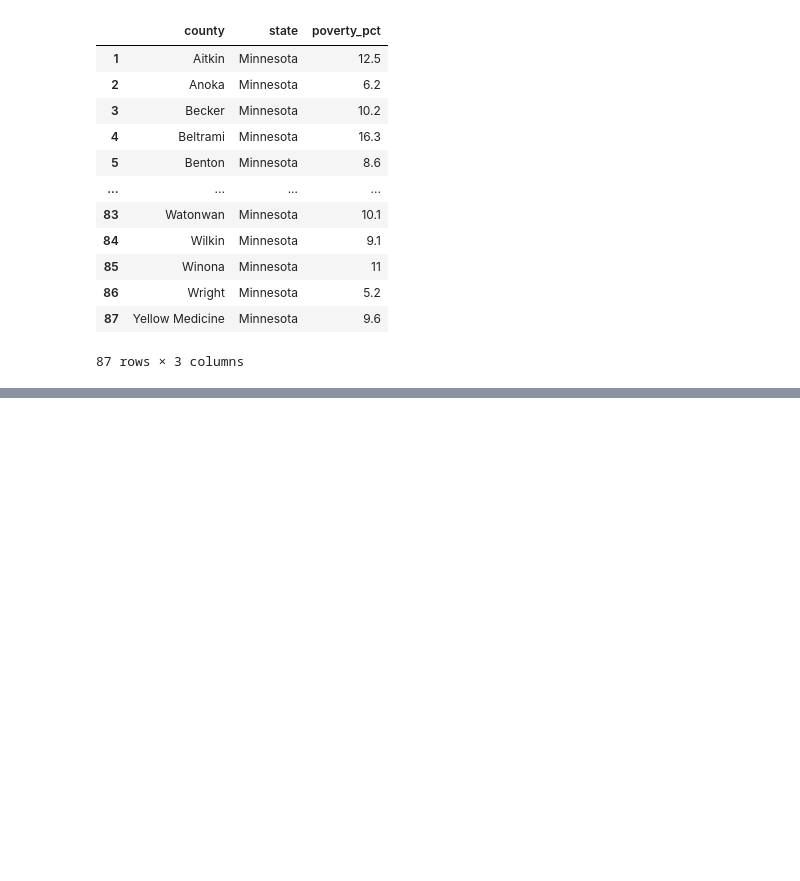
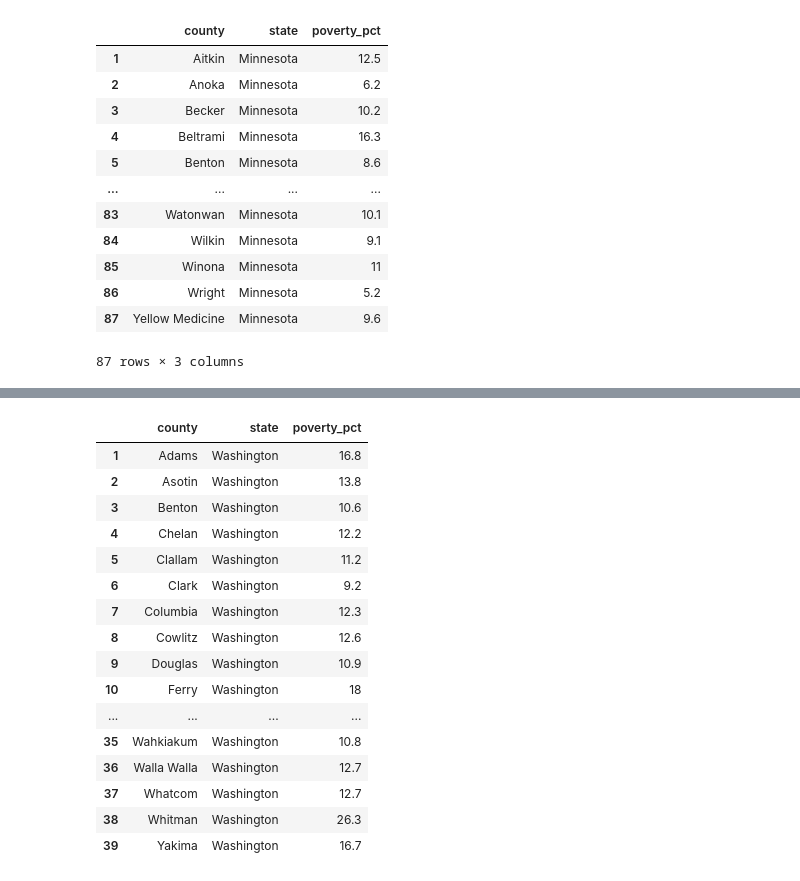
Before and after one commit to nhuquynhle22/Crime_Rates_vs_City_Budgets, a Jupyter notebook: poverty_dataset.ipynb, the cells around one changed output, grey strips where cells are left out. Drawn from its saved outputs; the diff is of its cells as text; code cells hidden in the pictures; blank space fills up the shorter version.

```diff
--- a/poverty_dataset.ipynb
+++ b/poverty_dataset.ipynb
@@ -266,0 +395,3 @@ nevada_poverty_df.head()
+# %%
+washington_poverty_df = pd.read_csv('Resources/PovertyReport Washington.csv')
+washington_poverty_df.head()
@@ -266,0 +405,26 @@ nevada_poverty_df.head()
+# %%
+new_washington_poverty_df = washington_poverty_df.loc[1:39]
+new_washington_poverty_df = new_washington_poverty_df[['county2', 'total_est_pct3']]
+new_washington_poverty_df = new_washington_poverty_df.rename(columns={'county2': "county", 'total_est_pct3': 'poverty_pct'})
+
+new_washington_poverty_df['state'] = 'Washington'
+new_washington_poverty_df = new_washington_poverty_df[['county', 'state', 'poverty_pct']]
+new_washington_poverty_df
+# %% [output]
+|  | county | state | poverty_pct |
+| 1 | Adams | Washington | 16.8 |
+| 2 | Asotin | Washington | 13.8 |
+| 3 | Benton | Washington | 10.6 |
+| 4 | Chelan | Washington | 12.2 |
+| 5 | Clallam | Washington | 11.2 |
+| 6 | Clark | Washington | 9.2 |
+| 7 | Columbia | Washington | 12.3 |
+| 8 | Cowlitz | Washington | 12.6 |
+| 9 | Douglas | Washington | 10.9 |
+| 10 | Ferry | Washington | 18 |
+| ... | ... | ... | ... |
+| 35 | Wahkiakum | Washington | 10.8 |
+| 36 | Walla Walla | Washington | 12.7 |
+| 37 | Whatcom | Washington | 12.7 |
+| 38 | Whitman | Washington | 26.3 |
+| 39 | Yakima | Washington | 16.7 |
```
Also changed, not shown: parts of 9 cells of this notebook.
